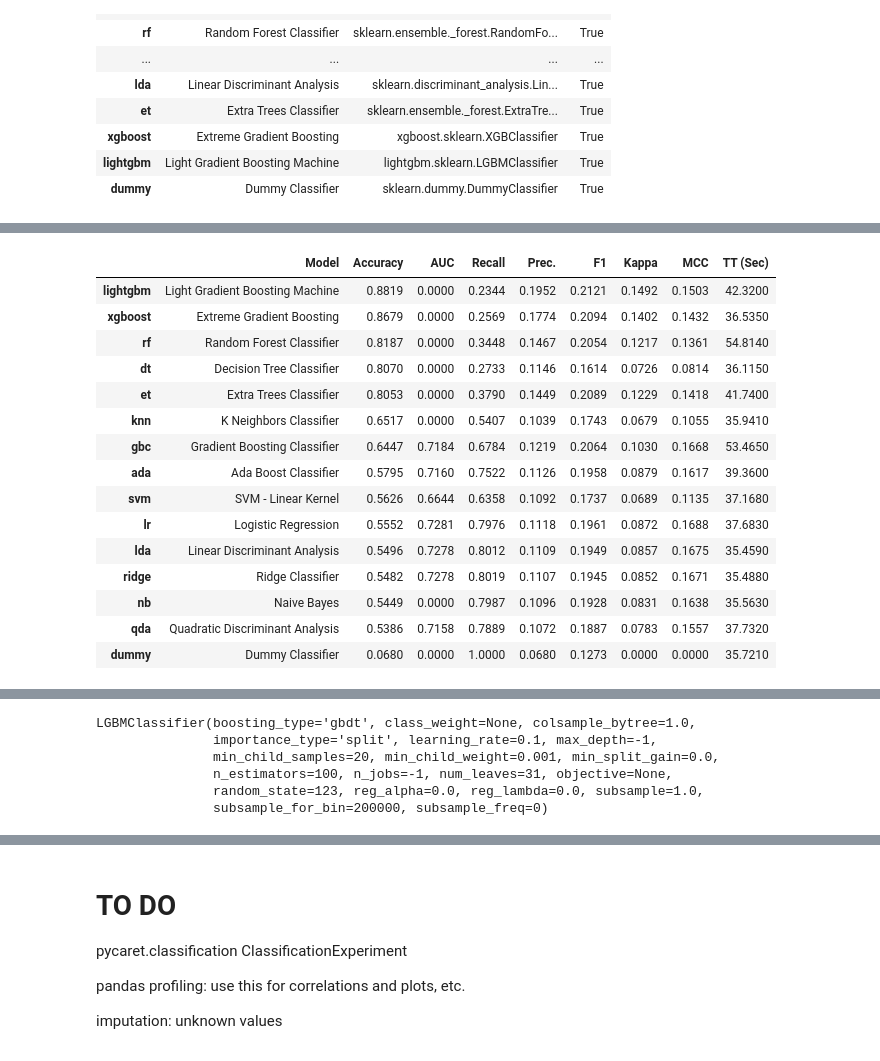
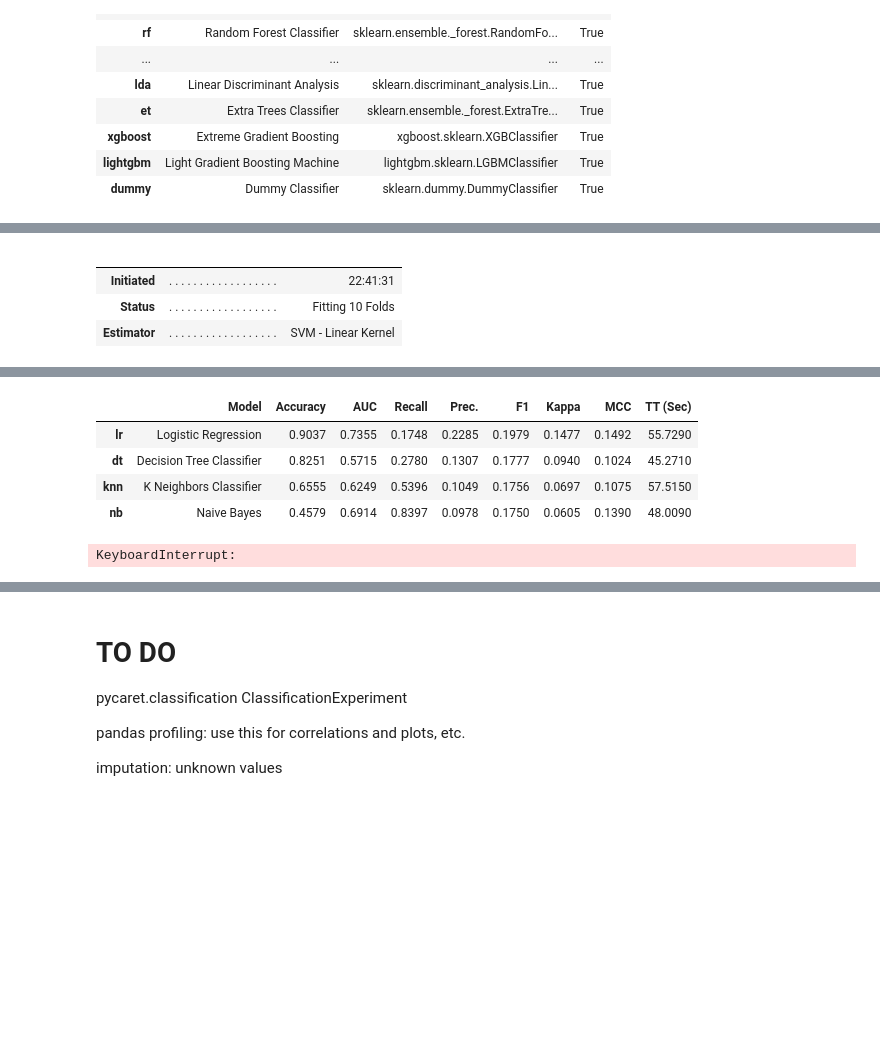
Before and after one commit to LonnyCox55/MSDS696_NHLExpectedGoalPrediction, a Jupyter notebook: main.ipynb, the cells around one changed output, grey strips where cells are left out. Saved outputs shown, nothing was run; the diff lists cells and outputs as text; code cells hidden in the pictures; blank space fills up the shorter version.

```diff
--- a/main.ipynb
+++ b/main.ipynb
@@ -534,5 +529,5 @@ pycc_avail_models
 | dummy | Dummy Classifier | sklearn.dummy.DummyClassifier | True |
 # %%
 #pycc_top_model = pycc.compare_models()
-pycc.compare_models()
+pycc.compare_models(sort = 'f1')
 # %% [output]
@@ -540,16 +534,5 @@ pycc.compare_models()
-|  | Model | Accuracy | AUC | Recall | Prec. | F1 | Kappa | MCC | TT (Sec) |
-| lightgbm | Light Gradient Boosting Machine | 0.8819 | 0.0000 | 0.2344 | 0.1952 | 0.2121 | 0.1492 | 0.1503 | 42.3200 |
-| xgboost | Extreme Gradient Boosting | 0.8679 | 0.0000 | 0.2569 | 0.1774 | 0.2094 | 0.1402 | 0.1432 | 36.5350 |
-| rf | Random Forest Classifier | 0.8187 | 0.0000 | 0.3448 | 0.1467 | 0.2054 | 0.1217 | 0.1361 | 54.8140 |
-| dt | Decision Tree Classifier | 0.8070 | 0.0000 | 0.2733 | 0.1146 | 0.1614 | 0.0726 | 0.0814 | 36.1150 |
-| et | Extra Trees Classifier | 0.8053 | 0.0000 | 0.3790 | 0.1449 | 0.2089 | 0.1229 | 0.1418 | 41.7400 |
-| knn | K Neighbors Classifier | 0.6517 | 0.0000 | 0.5407 | 0.1039 | 0.1743 | 0.0679 | 0.1055 | 35.9410 |
-| gbc | Gradient Boosting Classifier | 0.6447 | 0.7184 | 0.6784 | 0.1219 | 0.2064 | 0.1030 | 0.1668 | 53.4650 |
-| ada | Ada Boost Classifier | 0.5795 | 0.7160 | 0.7522 | 0.1126 | 0.1958 | 0.0879 | 0.1617 | 39.3600 |
-| svm | SVM - Linear Kernel | 0.5626 | 0.6644 | 0.6358 | 0.1092 | 0.1737 | 0.0689 | 0.1135 | 37.1680 |
-| lr | Logistic Regression | 0.5552 | 0.7281 | 0.7976 | 0.1118 | 0.1961 | 0.0872 | 0.1688 | 37.6830 |
-| lda | Linear Discriminant Analysis | 0.5496 | 0.7278 | 0.8012 | 0.1109 | 0.1949 | 0.0857 | 0.1675 | 35.4590 |
-| ridge | Ridge Classifier | 0.5482 | 0.7278 | 0.8019 | 0.1107 | 0.1945 | 0.0852 | 0.1671 | 35.4880 |
-| nb | Naive Bayes | 0.5449 | 0.0000 | 0.7987 | 0.1096 | 0.1928 | 0.0831 | 0.1638 | 35.5630 |
-| qda | Quadratic Discriminant Analysis | 0.5386 | 0.7158 | 0.7889 | 0.1072 | 0.1887 | 0.0783 | 0.1557 | 37.7320 |
-| dummy | Dummy Classifier | 0.0680 | 0.0000 | 1.0000 | 0.0680 | 0.1273 | 0.0000 | 0.0000 | 35.7210 |
+|  |  |  |
+|  |  |  |
+| Initiated | . . . . . . . . . . . . . . . . . . | 22:41:31 |
+| Status | . . . . . . . . . . . . . . . . . . | Fitting 10 Folds |
+| Estimator | . . . . . . . . . . . . . . . . . . | SVM - Linear Kernel |
@@ -557,9 +539,9 @@ pycc.compare_models()
+|  | Model | Accuracy | AUC | Recall | Prec. | F1 | Kappa | MCC | TT (Sec) |
+| lr | Logistic Regression | 0.9037 | 0.7355 | 0.1748 | 0.2285 | 0.1979 | 0.1477 | 0.1492 | 55.7290 |
+| dt | Decision Tree Classifier | 0.8251 | 0.5715 | 0.2780 | 0.1307 | 0.1777 | 0.0940 | 0.1024 | 45.2710 |
+| knn | K Neighbors Classifier | 0.6555 | 0.6249 | 0.5396 | 0.1049 | 0.1756 | 0.0697 | 0.1075 | 57.5150 |
+| nb | Naive Bayes | 0.4579 | 0.6914 | 0.8397 | 0.0978 | 0.1750 | 0.0605 | 0.1390 | 48.0090 |
-LGBMClassifier(boosting_type='gbdt', class_weight=None, colsample_bytree=1.0,
-               importance_type='split', learning_rate=0.1, max_depth=-1,
-               min_child_samples=20, min_child_weight=0.001, min_split_gain=0.0,
-               n_estimators=100, n_jobs=-1, num_leaves=31, objective=None,
-               random_state=123, reg_alpha=0.0, reg_lambda=0.0, subsample=1.0,
-               subsample_for_bin=200000, subsample_freq=0)
+KeyboardInterrupt:
 # %%
 # Create random forest Pycaret model
 pycc_rf = pycc.create_model('rf')
```
Also changed, not shown: parts of 15 cells of this notebook.
